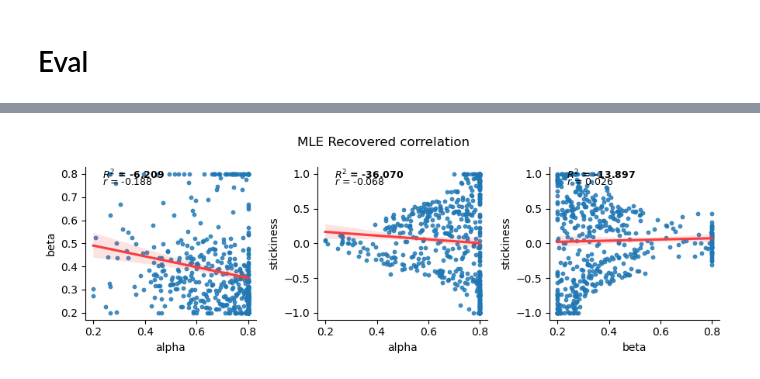
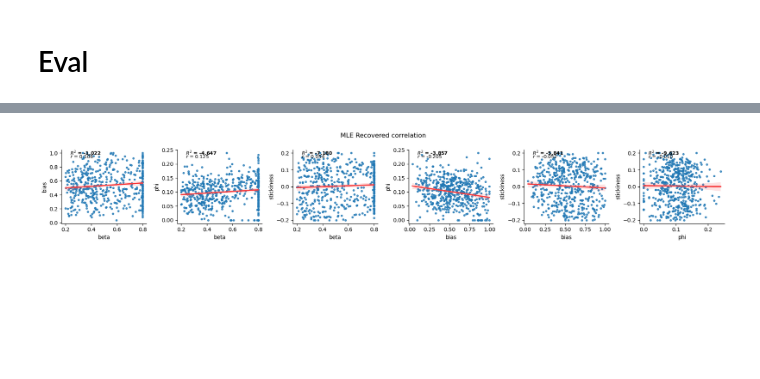
Before and after one commit to ti55987/DL4CM, a Jupyter notebook: mle.ipynb, the cells around one changed output, grey strips where cells are left out. Cells and saved outputs as stored; diff of their text form; code cells hidden in the pictures; blank space fills up the shorter version.

```diff
--- a/mle.ipynb
+++ b/mle.ipynb
@@ -73,7 +95,12 @@ max_workers = 5
 with ProcessPoolExecutor(max_workers=max_workers) as executor:
     # Submit all tasks
     future_to_aid = {
-        executor.submit(process_agent, aid, data, metadata): aid
+        executor.submit(
+            process_agent_map,
+            aid,
+            data,
+            metadata,
+        ): aid
         for aid in agent_ids
     }
 
@@ -86,17 +113,17 @@ with ProcessPoolExecutor(max_workers=max_workers) as executor:
             if params is not None:
                 results[agent_id] = params
         except Exception as e:
-            print(f'Agent {aid} generated an exception: {str(e)}')
+            print(f"Agent {aid} generated an exception: {str(e)}")
 
 # Convert results to the same format as before
 est_params = [results[aid] for aid in sorted(results.keys()) if aid in results]
 
-print(f'Total agents processed: {len(est_params)}')
+print(f"Total agents processed: {len(est_params)}")
 est_params = np.array(est_params)
 
 # Build the dataframe
 recovered_param = {}
-for idx, pn in enumerate(metadata['param_names']):
+for idx, pn in enumerate(metadata["param_names"]):
     recovered_param[pn] = est_params[:, idx]
 
 recovered_param = pd.DataFrame(recovered_param)
@@ -174,24 +211,28 @@ recovered_param.to_csv(f'results/mle_{task}_{prefix}_constrained.csv')
-# %%
-recovered_param = pd.read_csv('results/mle_recovered_500a_12b_78t_3ParamRL_no_switch.csv')
 # %%
-param_names = metadata['param_names']
-n_col = len(param_names)+0
-fig, axes = plt.subplots(1, n_col, figsize=(3*n_col, 3))
-multipliers = {p: metadata['multipliers'][i] for i, p in enumerate(param_names)}
+param_names = sorted(metadata["param_names"])
+n_col = len(param_names) * (len(param_names) - 1) // 2
+fig, axes = plt.subplots(1, n_col, figsize=(3 * n_col, 3))
+multipliers = {p: metadata["multipliers"][i] for i, p in enumerate(param_names)}
 ai = 0
 flatted_axes = axes.flatten()
 for i, pn1 in enumerate(param_names):
-    for j, pn2 in enumerate(param_names[i+1:]):
+    for j, pn2 in enumerate(param_names[i + 1 :]):
         y_true, y_pred = recovered_param[pn1], recovered_param[pn2]
         ax = flatted_axes[ai]
-        sns.regplot(x=y_true, y=y_pred, ax=ax, line_kws=dict(color="#f73e40"), scatter_kws=dict(s=10))
+        sns.regplot(
+            x=y_true,
+            y=y_pred,
+            ax=ax,
+            line_kws=dict(color="#f73e40"),
+            scatter_kws=dict(s=10),
+        )
         ax = add_corr_scores(ax, y_true, y_pred)
         ax.set_xlabel(pn1)
         ax.set_ylabel(pn2)
         ai += 1
 
 sns.despine()
-fig.suptitle('MLE Recovered correlation')
+fig.suptitle("MLE Recovered correlation")
 fig.tight_layout()
 # %% [output]
-[figure, old version]
+[figure, new version]
```
Also changed, not shown: parts of 5 cells of this notebook, 6 other files.
